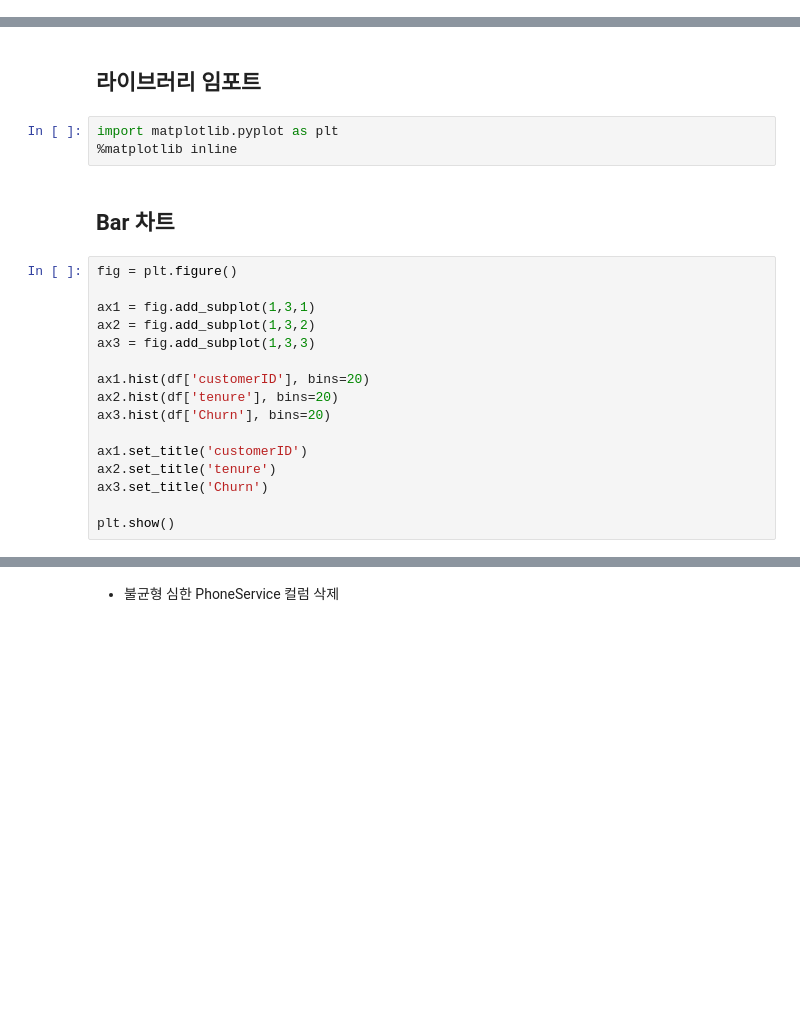
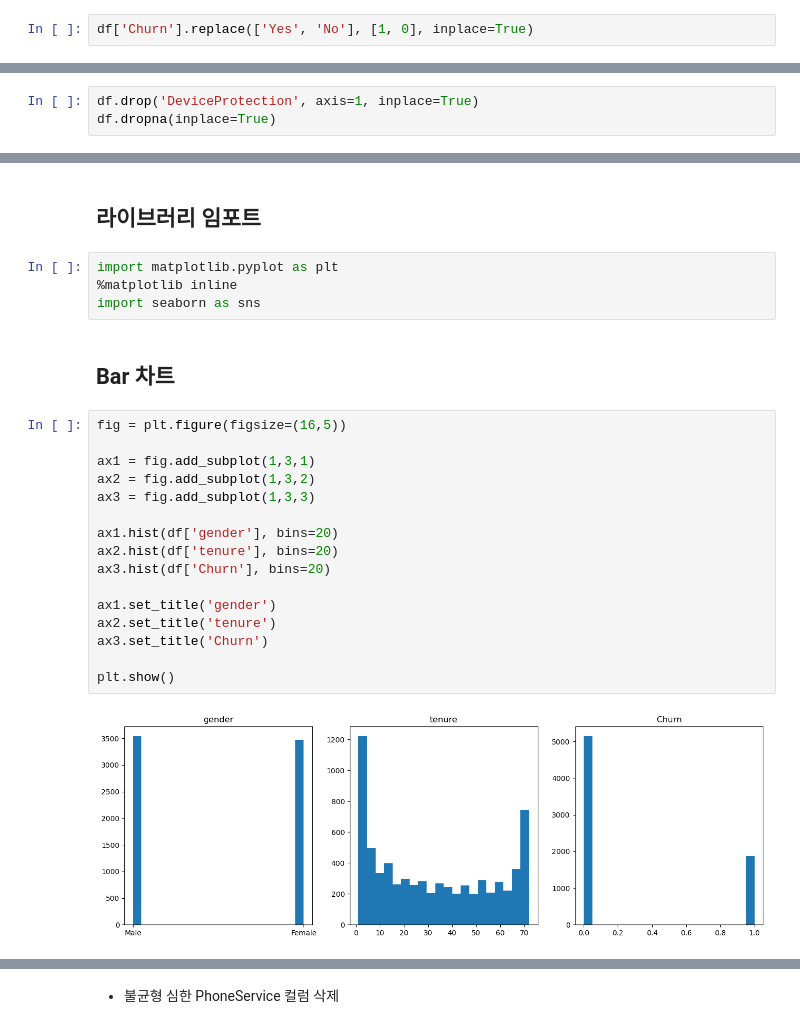
Before and after one commit to Kim-Yeonjoo/Kim-Yeonjoo, a Jupyter notebook: 25_파이썬데이터분석_실습_통신사고객이탈.ipynb, the cells around one changed output, grey strips where cells are left out. Cells and saved outputs as stored; diff of their text form; blank space fills up the shorter version.

```diff
--- a/25_파이썬데이터분석_실습_통신사고객이탈.ipynb
+++ b/25_파이썬데이터분석_실습_통신사고객이탈.ipynb
@@ -296,0 +306,2 @@ df.fillna(method='ffill')
+# %%
+df['Churn'].replace(['Yes', 'No'], [1, 0], inplace=True)
@@ -303,3 +321,6 @@ df.fillna(method='ffill')
 결측치 제거시 dropna() 함수 활용하면 된다.<br>
 결측치를 변경시 변경하는 방법이 꼭 정답이 아니며, 여러가지 판단하고 고민이 필요하다.<br>
 주로, 문자형 컬럼에 대해 최빈값으로 , 숫자형 컬럼에 대해 중간값으로 결측치 대신해서 채울수 있다.
+# %%
+df.drop('DeviceProtection', axis=1, inplace=True)
+df.dropna(inplace=True)
@@ -310,21 +354,24 @@ df.fillna(method='ffill')
 # %%
 import matplotlib.pyplot as plt
 %matplotlib inline
+import seaborn as sns
 # %% [markdown]
 ## Bar 차트
 # %%
-fig = plt.figure()
+fig = plt.figure(figsize=(16,5))
 
 ax1 = fig.add_subplot(1,3,1)
 ax2 = fig.add_subplot(1,3,2)
 ax3 = fig.add_subplot(1,3,3)
 
-ax1.hist(df['customerID'], bins=20)
+ax1.hist(df['gender'], bins=20)
 ax2.hist(df['tenure'], bins=20)
 ax3.hist(df['Churn'], bins=20)
 
-ax1.set_title('customerID')
+ax1.set_title('gender')
 ax2.set_title('tenure')
 ax3.set_title('Churn')
 
 plt.show()
+# %% [output]
+[figure, added]
```
Also changed, not shown: parts of 11 cells of this notebook.
